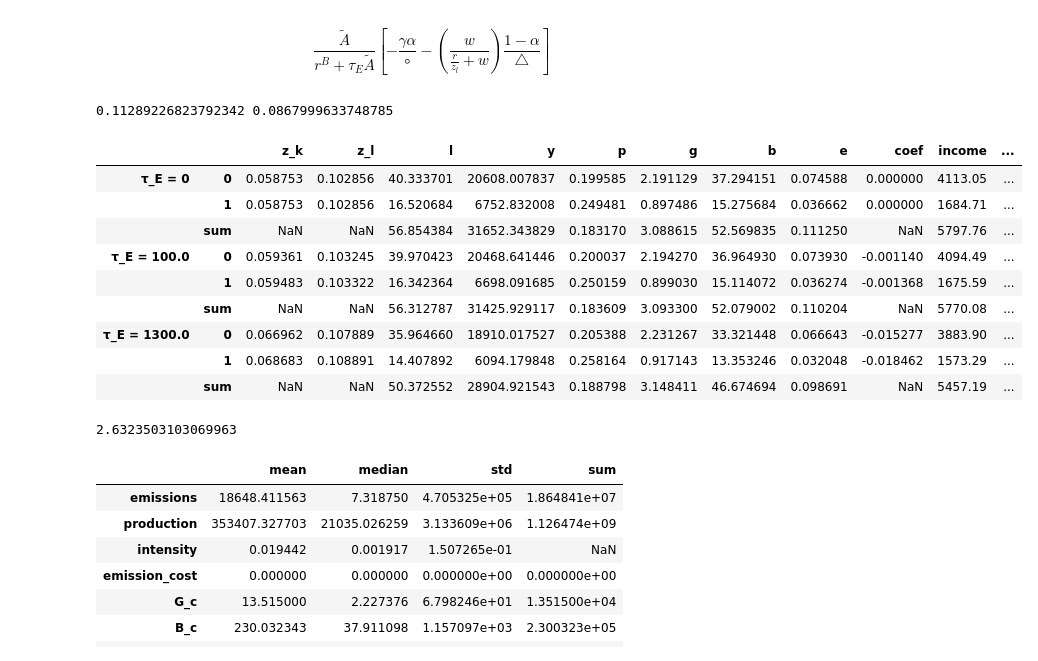
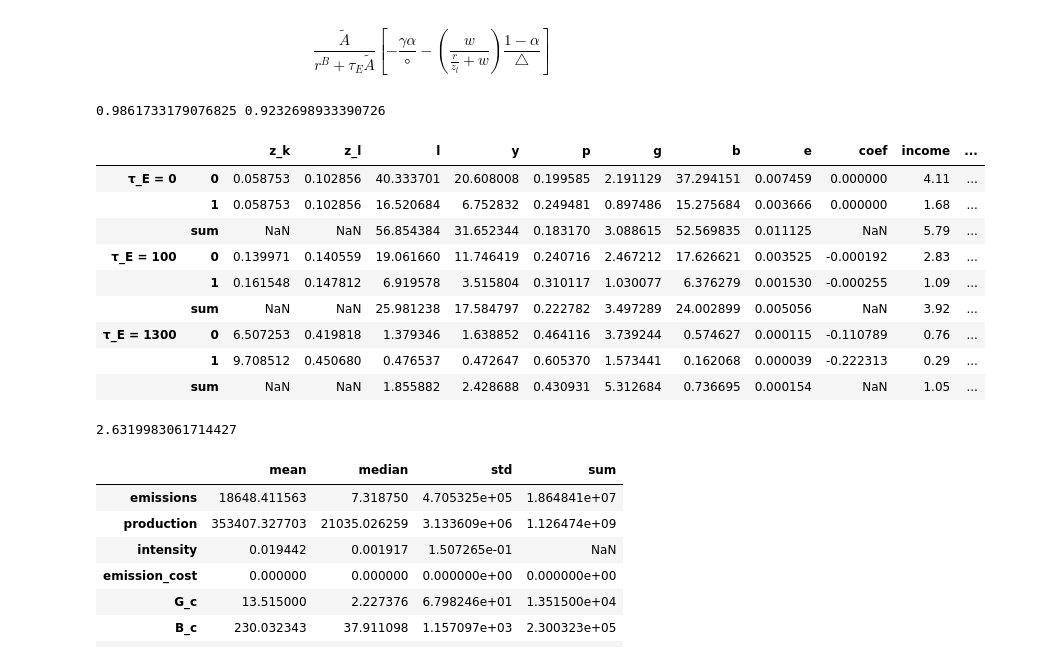
Before and after one commit to mortezaaghajanzadeh/Resource-Reallocation, a Jupyter notebook: code/test.ipynb, the cells around one changed output. Cells and saved outputs as stored; diff of their text form; code cells hidden in the pictures.

```diff
--- a/code/test.ipynb
+++ b/code/test.ipynb
@@ -28,7 +28,7 @@ def gen_df(params,τ_E):
     # put the results into a dataframe
     df = pd.DataFrame([res_1,res_2],columns=['z_k','z_l','l','y','p','g','b','e','coef'])
     df['income'] = (df.y * df.p).round(2)
-    df['intensity'] = df.e / df.y / df.p * 1e3
+    df['intensity'] = df.e / df.y / df.p
 
     # add sum row
     df.loc['sum'] = np.nan
@@ -70,50 +70,51 @@ def function_K(g,b,α,γ):
 # %%
 parameters = {
     'β': 0.6,
     'γ':2.58,
     'α': 0.25,
     'A_hat':2,
-    'A_tilde': 0.002,
+    'A_tilde': .0002,
     'μ': 0,
     'θ': 1,
     'η': np.inf,
     'σ': 5,
     'r_b': 0.05,
     'green_premium': 0,
     'w': .500, # MSEK
     'τ_E': 0,# per ton
     'n': int(1e3),
     'sd_hat': .45,
-    'sd_tilde': .45,
+    'sd_tilde': 2,
     'rho': .9,
     }
 
 # CO2 Emission is 13800 Kton
 # Labor 500 TSEK
 
 tax_1 = 0
-tax_2 = 100/1
-tax_3 = 1300/1
+tax_2 = 100
+tax_3 = 1300
 df = pd.concat([gen_df(parameters,tax_1),gen_df(parameters,tax_2),gen_df(parameters,tax_3)],keys=['τ_E = {}'.format(tax_1),'τ_E = {}'.format(tax_2),'τ_E = {}'.format(tax_3)],axis=0)
 print(1- df.loc[df.index == ('τ_E = {}'.format(tax_3), 'sum')].e.iloc[0]/ df.loc[df.index == ('τ_E = 0', 'sum')].e.iloc[0] , 1- df.loc[df.index == ('τ_E = {}'.format(tax_3), 'sum')].y.iloc[0]/ df.loc[df.index == ('τ_E = 0', 'sum')].y.iloc[0] )
 df
 # %% [output]
-0.11289226823792342 0.0867999633748785
+0.9861733179076825 0.9232698933390726
 |  |  | z_k | z_l | l | y | p | g | b | e | coef | income | ... |
-| τ_E = 0 | 0 | 0.058753 | 0.102856 | 40.333701 | 20608.007837 | 0.199585 | 2.191129 | 37.294151 | 0.074588 | 0.000000 | 4113.05 | ... |
-|  | 1 | 0.058753 | 0.102856 | 16.520684 | 6752.832008 | 0.249481 | 0.897486 | 15.275684 | 0.036662 | 0.000000 | 1684.71 | ... |
-|  | sum | NaN | NaN | 56.854384 | 31652.343829 | 0.183170 | 3.088615 | 52.569835 | 0.111250 | NaN | 5797.76 | ... |
-| τ_E = 100.0 | 0 | 0.059361 | 0.103245 | 39.970423 | 20468.641446 | 0.200037 | 2.194270 | 36.964930 | 0.073930 | -0.001140 | 4094.49 | ... |
-|  | 1 | 0.059483 | 0.103322 | 16.342364 | 6698.091685 | 0.250159 | 0.899030 | 15.114072 | 0.036274 | -0.001368 | 1675.59 | ... |
-|  | sum | NaN | NaN | 56.312787 | 31425.929117 | 0.183609 | 3.093300 | 52.079002 | 0.110204 | NaN | 5770.08 | ... |
-| τ_E = 1300.0 | 0 | 0.066962 | 0.107889 | 35.964660 | 18910.017527 | 0.205388 | 2.231267 | 33.321448 | 0.066643 | -0.015277 | 3883.90 | ... |
-|  | 1 | 0.068683 | 0.108891 | 14.407892 | 6094.179848 | 0.258164 | 0.917143 | 13.353246 | 0.032048 | -0.018462 | 1573.29 | ... |
-|  | sum | NaN | NaN | 50.372552 | 28904.921543 | 0.188798 | 3.148411 | 46.674694 | 0.098691 | NaN | 5457.19 | ... |
+| τ_E = 0 | 0 | 0.058753 | 0.102856 | 40.333701 | 20.608008 | 0.199585 | 2.191129 | 37.294151 | 0.007459 | 0.000000 | 4.11 | ... |
+|  | 1 | 0.058753 | 0.102856 | 16.520684 | 6.752832 | 0.249481 | 0.897486 | 15.275684 | 0.003666 | 0.000000 | 1.68 | ... |
+|  | sum | NaN | NaN | 56.854384 | 31.652344 | 0.183170 | 3.088615 | 52.569835 | 0.011125 | NaN | 5.79 | ... |
+| τ_E = 100 | 0 | 0.139971 | 0.140559 | 19.061660 | 11.746419 | 0.240716 | 2.467212 | 17.626621 | 0.003525 | -0.000192 | 2.83 | ... |
+|  | 1 | 0.161548 | 0.147812 | 6.919578 | 3.515804 | 0.310117 | 1.030077 | 6.376279 | 0.001530 | -0.000255 | 1.09 | ... |
+|  | sum | NaN | NaN | 25.981238 | 17.584797 | 0.222782 | 3.497289 | 24.002899 | 0.005056 | NaN | 3.92 | ... |
+| τ_E = 1300 | 0 | 6.507253 | 0.419818 | 1.379346 | 1.638852 | 0.464116 | 3.739244 | 0.574627 | 0.000115 | -0.110789 | 0.76 | ... |
+|  | 1 | 9.708512 | 0.450680 | 0.476537 | 0.472647 | 0.605370 | 1.573441 | 0.162068 | 0.000039 | -0.222313 | 0.29 | ... |
+|  | sum | NaN | NaN | 1.855882 | 2.428688 | 0.430931 | 5.312684 | 0.736695 | 0.000154 | NaN | 1.05 | ... |
 # %%
 # function_K(g,b,α,γ):
-function_K(2.191129,37.294151,0.25,2.58)*0.102856
+function_K(2.19,37.29,0.25,2.58)*0.102856
+# production_function(A_hat,β,z_l,L)
 # %% [output]
-2.6323503103069963
+2.6319983061714427
 # %%
 parameters = {
     'β': 0.6,
```
Also changed, not shown: parts of 1 cell of this notebook, 4 other files.
